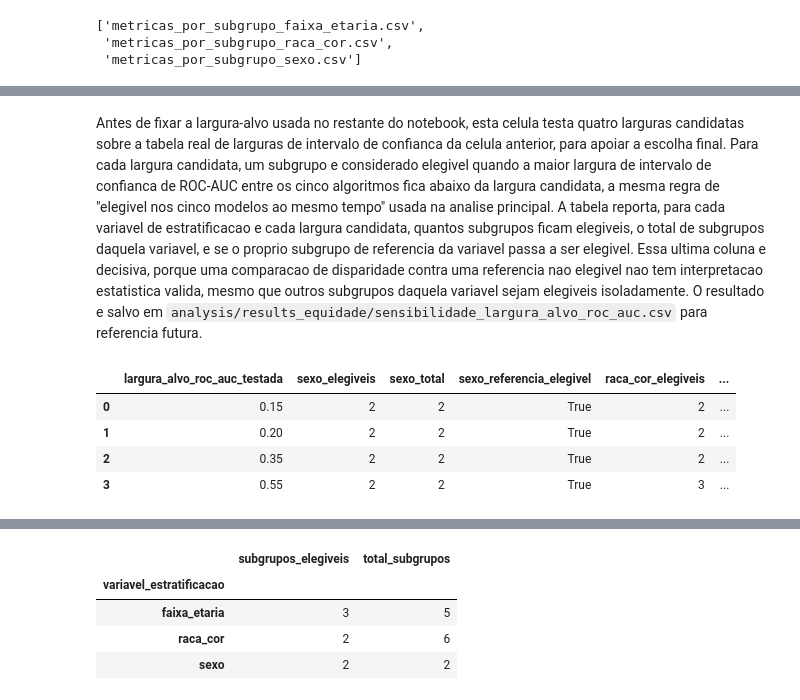
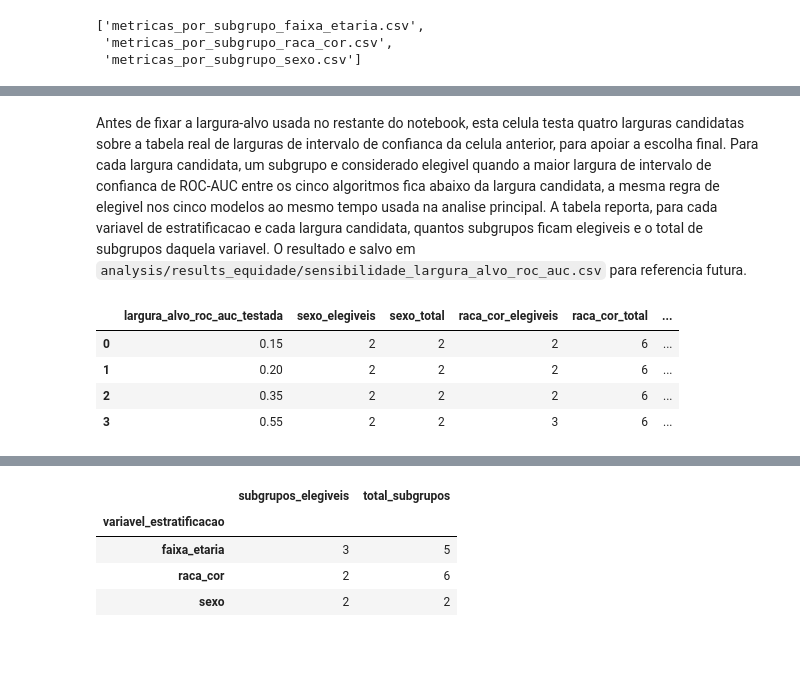
Before and after one commit to jorgedss/chikungunya_ml_project, a Jupyter notebook: notebooks/05_fairness/01_equidade.ipynb, the cells around one changed output, grey strips where cells are left out. Cells and saved outputs as stored; diff of their text form; code cells hidden in the pictures; blank space fills up the shorter version.

```diff
--- a/notebooks/05_fairness/01_equidade.ipynb
+++ b/notebooks/05_fairness/01_equidade.ipynb
@@ -101,7 +103,6 @@ ESPECIFICACOES_ESTRATIFICACAO = [
         "coluna": "CS_SEXO",
         "subgrupos": ["F", "M"],
         "rotulos_subgrupo": {"F": "Feminino", "M": "Masculino"},
-        "subgrupo_referencia": "F",
     },
     {
         "variavel_estratificacao": "raca_cor",
@@ -109,7 +110,6 @@ ESPECIFICACOES_ESTRATIFICACAO = [
         "coluna": "CS_RACA",
         "subgrupos": ["1", "2", "3", "4", "5", "9"],
         "rotulos_subgrupo": ROTULOS_RACA_COR,
-        "subgrupo_referencia": "1",
     },
     {
         "variavel_estratificacao": "faixa_etaria",
@@ -117,7 +117,6 @@ ESPECIFICACOES_ESTRATIFICACAO = [
         "coluna": "faixa_etaria",
         "subgrupos": ROTULOS_FAIXA_ETARIA,
         "rotulos_subgrupo": {rotulo: rotulo for rotulo in ROTULOS_FAIXA_ETARIA},
-        "subgrupo_referencia": "18-39",
     },
 ]
 
@@ -572,48 +362,44 @@ tabela_largura_ic_roc_auc_subgrupo
 # %% [markdown]
 Antes de fixar a largura-alvo usada no restante do notebook, esta celula testa quatro larguras candidatas sobre a tabela real de larguras de intervalo de confianca da celula anterior, para apoiar a escolha final.
-Para cada largura candidata, um subgrupo e considerado elegivel quando a maior largura de intervalo de confianca de ROC-AUC entre os cinco algoritmos fica abaixo da largura candidata, a mesma regra de "elegivel nos cinco modelos ao mesmo tempo" usada na analise principal.
-A tabela reporta, para cada variavel de estratificacao e cada largura candidata, quantos subgrupos ficam elegiveis, o total de subgrupos daquela variavel, e se o proprio subgrupo de referencia da variavel passa a ser elegivel.
-Essa ultima coluna e decisiva, porque uma comparacao de disparidade contra uma referencia nao elegivel nao tem interpretacao estatistica valida, mesmo que outros subgrupos daquela variavel sejam elegiveis isoladamente.
+Para cada largura candidata, um subgrupo e considerado elegivel quando a maior largura de intervalo de confianca de ROC-AUC entre os cinco algoritmos fica abaixo da largura candidata, a mesma regra de elegivel nos cinco modelos ao mesmo tempo usada na analise principal.
+A tabela reporta, para cada variavel de estratificacao e cada largura candidata, quantos subgrupos ficam elegiveis e o total de subgrupos daquela variavel.
 O resultado e salvo em `analysis/results_equidade/sensibilidade_largura_alvo_roc_auc.csv` para referencia futura.
 # %%
 LARGURAS_ALVO_TESTADAS = [0.15, 0.20, 0.35, 0.55]
 
 largura_maxima_por_subgrupo_todas_variaveis = (
     tabela_largura_ic_roc_auc_subgrupo.groupby(["variavel_estratificacao", "subgrupo"])["largura_ic_roc_auc"]
     .max()
     .rename("largura_ic_roc_auc_maxima_entre_modelos")
     .reset_index()
 )
 
 linhas_sensibilidade = []
 for largura_alvo_testada in LARGURAS_ALVO_TESTADAS:
     avaliacao = largura_maxima_por_subgrupo_todas_variaveis.copy()
     avaliacao["elegivel"] = avaliacao["largura_ic_roc_auc_maxima_entre_modelos"] < largura_alvo_testada
 
     linha_sensibilidade = {"largura_alvo_roc_auc_testada": largura_alvo_testada}
     for especificacao in ESPECIFICACOES_ESTRATIFICACAO:
         nome_variavel = especificacao["variavel_estratificacao"]
-        rotulo_referencia = especificacao["rotulos_subgrupo"][especificacao["subgrupo_referencia"]]
         avaliacao_variavel = avaliacao.loc[avaliacao["variavel_estratificacao"] == nome_variavel]
 
         linha_sensibilidade[f"{nome_variavel}_elegiveis"] = int(avaliacao_variavel["elegivel"].sum())
         linha_sensibilidade[f"{nome_variavel}_total"] = int(len(avaliacao_variavel))
-        referencia_elegivel = avaliacao_variavel.loc[avaliacao_variavel["subgrupo"] == rotulo_referencia, "elegivel"]
-        linha_sensibilidade[f"{nome_variavel}_referencia_elegivel"] = bool(referencia_elegivel.iloc[0])
 
     linhas_sensibilidade.append(linha_sensibilidade)
 
 tabela_sensibilidade_largura_alvo = pd.DataFrame(linhas_sensibilidade)
 tabela_sensibilidade_largura_alvo.to_csv(
     DIRETORIO_RESULTADOS_ANALISE / "sensibilidade_largura_alvo_roc_auc.csv", index=False
 )
 tabela_sensibilidade_largura_alvo
 # %% [output]
-|  | largura_alvo_roc_auc_testada | sexo_elegiveis | sexo_total | sexo_referencia_elegivel | raca_cor_elegiveis | ... |
-| 0 | 0.15 | 2 | 2 | True | 2 | ... |
-| 1 | 0.20 | 2 | 2 | True | 2 | ... |
-| 2 | 0.35 | 2 | 2 | True | 2 | ... |
-| 3 | 0.55 | 2 | 2 | True | 3 | ... |
+|  | largura_alvo_roc_auc_testada | sexo_elegiveis | sexo_total | raca_cor_elegiveis | raca_cor_total | ... |
+| 0 | 0.15 | 2 | 2 | 2 | 6 | ... |
+| 1 | 0.20 | 2 | 2 | 2 | 6 | ... |
+| 2 | 0.35 | 2 | 2 | 2 | 6 | ... |
+| 3 | 0.55 | 2 | 2 | 3 | 6 | ... |
 # %% [markdown]
 ### Escolha da largura-alvo
 
```
Also changed, not shown: parts of 33 cells of this notebook.
